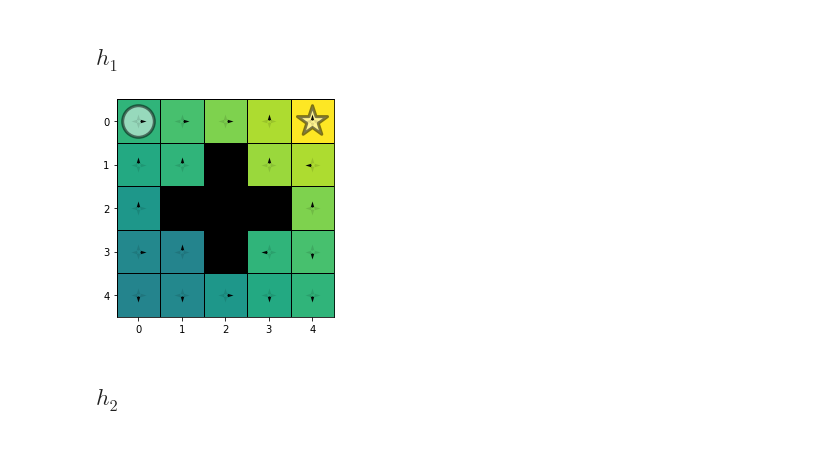
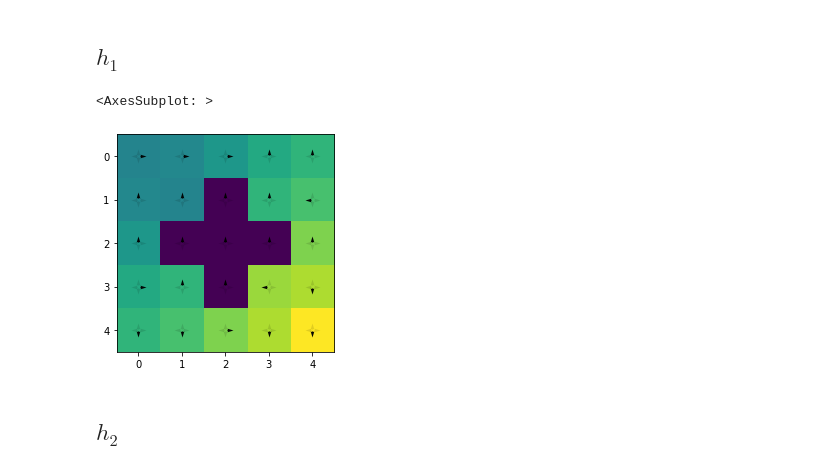
Before and after one commit to guialba/RL, a Jupyter notebook: Gridworld/experiment_complete.ipynb, the cells around one changed output. Cells and saved outputs as stored; diff of their text form; code cells hidden in the pictures.

```diff
--- a/Gridworld/experiment_complete.ipynb
+++ b/Gridworld/experiment_complete.ipynb
@@ -19,22 +19,31 @@ plotActionStateValue(g.Q, g, ax=ax)
 pi_star = g.PI
 # %% [output]
 [figure]
+# %%
+def generatePis(params=.05):
+    h1 = Grid()
+    target_1 = 4
+    h1.effects[(4,4)] = {'noise': lambda a: [-a[0], -a[1]]}
+    h1.effects[h1.S[target_1]] = {'terminal': True, 'reward': 10}
+    h1.pi_star(epsilon=params)
+
+    h2 = Grid()
+    target_2 = 20
+    h2.effects[(4,4)] = {'noise': lambda a: [-a[0], -a[1]]}
+    h2.effects[h2.S[target_2]] = {'terminal': True, 'reward': 10}
+    h2.pi_star(epsilon=params)
+
+    return h1.PI, h2.PI
+
+pi1, pi2 = generatePis()
 # %% [markdown]
 ## $ h_1 $
-# %%
-h1 = Grid()
-target_1 = 4
-h1.effects[(4,4)] = {'noise': lambda a: [-a[0], -a[1]]}
-h1.effects[h1.S[target_1]] = {'terminal': True, 'reward': 10}
-
-h1.pi_star(epsilon=.05)
-
-ax = plotEffects(h1)
-plotPolicy(h1.PI, h1, ax=ax)
-plotActionStateValue(h1.Q, h1, ax=ax)
-
-pi_1 = h1.PI
-# %% [output]
-[figure, removed]
+# %%
+# ax = plotEffects(g)
+ax = plotPolicy(pi1, g)
+plotActionStateValue(g.Q, g, ax=ax)
+# %% [output]
+<AxesSubplot: >
+[figure, added]
 # %% [markdown]
 ## $ h_2 $
```
Also changed, not shown: parts of 19 cells of this notebook, 1 other file.
